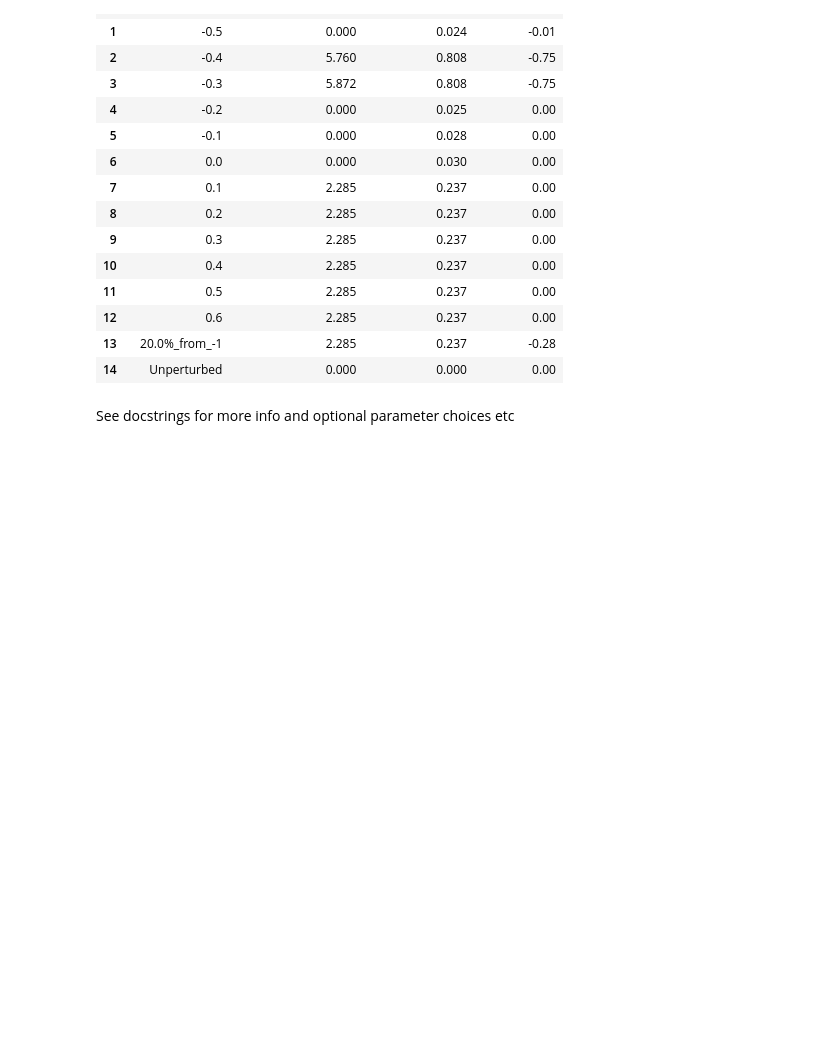
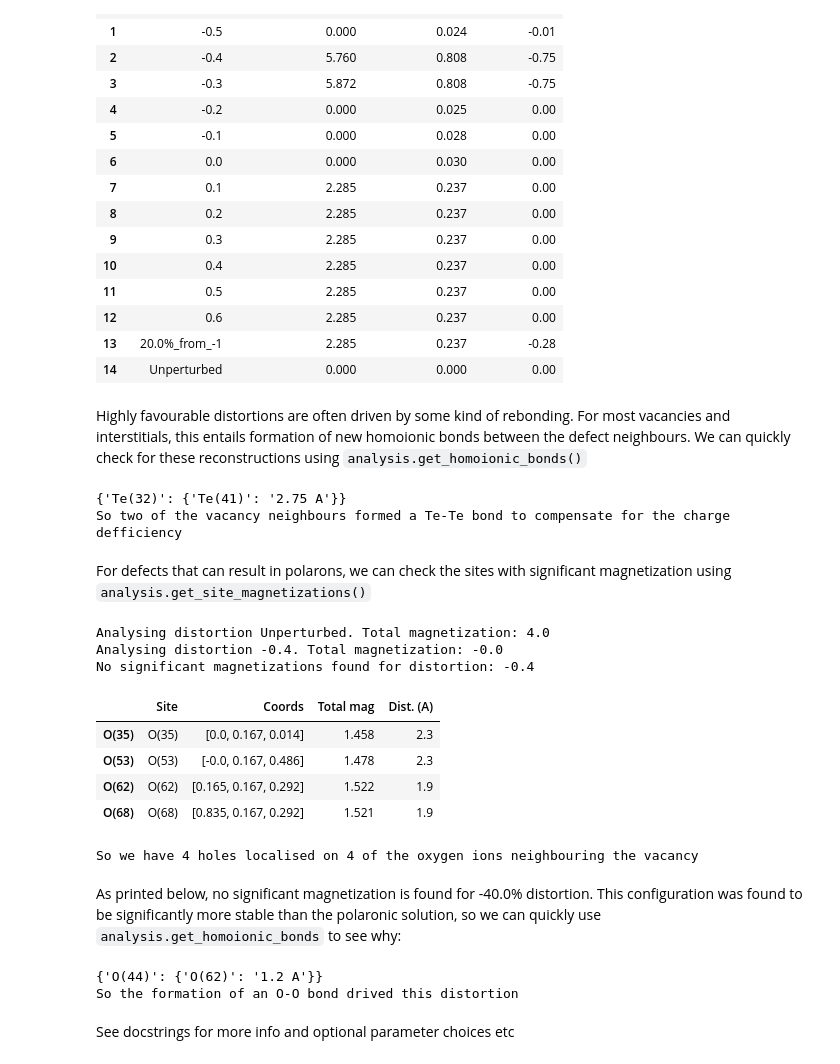
Before and after one commit to SMTG-Bham/ShakeNBreak, a Jupyter notebook: ShakeNBreak_Example_Workflow.ipynb, the cells around one changed output. Drawn from its saved outputs; the diff is of its cells as text; code cells hidden in the pictures; blank space fills up the shorter version.

Commit message:
demonstrate use of `analysis.get_homoionic_bonds()` and `analysis.get_site_magnetizations()` in the example notebook
Former-commit-id: 420fb1edc4b1bf003a704ce1b9106aab04f25706

```diff
--- a/ShakeNBreak_Example_Workflow.ipynb
+++ b/ShakeNBreak_Example_Workflow.ipynb
@@ -406,5 +406,57 @@ Comparing structures to Unperturbed...
 | 12 | 0.6 | 2.285 | 0.237 | 0.00 |
 | 13 | 20.0%_from_-1 | 2.285 | 0.237 | -0.28 |
 | 14 | Unperturbed | 0.000 | 0.000 | 0.00 |
+# %% [markdown]
+Highly favourable distortions are often driven by some kind of rebonding. For most vacancies and interstitials, this entails formation of new homoionic bonds between the defect neighbours.
+We can quickly check for these reconstructions using `analysis.get_homoionic_bonds()`
+# %%
+bonds = analysis.get_homoionic_bonds(
+    structure=vac_1_Cd_0[-0.4], # Structure to analyse
+    element="Te", # we're looking for Te-Te bonds
+    radius=2.8, # maximum bond distance between 2 Te
+    verbose=False, # don't print bond distances
+)
+print(bonds)
+print("So two of the vacancy neighbours formed a Te-Te bond to compensate for the charge defficiency")
+# %% [output]
+{'Te(32)': {'Te(41)': '2.75 A'}}
+So two of the vacancy neighbours formed a Te-Te bond to compensate for the charge defficiency
+# %% [markdown]
+For defects that can result in polarons, we can check the sites with significant magnetization using `analysis.get_site_magnetizations()`
+# %%
+df = analysis.get_site_magnetizations(
+    defect_species="vac_1_Ti_0", # neutral Ti vacancy in anatase TiO2
+    distortions=["Unperturbed", -0.4],
+    defect_site=[0.0, 0.16666666666666669, 0.25],
+    threshold=0.3, # to filter sites with significant magnetization
+    orbital_projections=False, # don't show orbital projections
+)
+
+display(df["Unperturbed"]) # 4 holes localised on 4 of the vacancy neighbours
+print("So we have 4 holes localised on 4 of the oxygen ions neighbouring the vacancy")
+# %% [output]
+Analysing distortion Unperturbed. Total magnetization: 4.0
+Analysing distortion -0.4. Total magnetization: -0.0
+No significant magnetizations found for distortion: -0.4
+|  | Site | Coords | Total mag | Dist. (A) |
+| O(35) | O(35) | [0.0, 0.167, 0.014] | 1.458 | 2.3 |
+| O(53) | O(53) | [-0.0, 0.167, 0.486] | 1.478 | 2.3 |
+| O(62) | O(62) | [0.165, 0.167, 0.292] | 1.522 | 1.9 |
+| O(68) | O(68) | [0.835, 0.167, 0.292] | 1.521 | 1.9 |
+So we have 4 holes localised on 4 of the oxygen ions neighbouring the vacancy
+# %% [markdown]
+As printed below, no significant magnetization is found for -40.0% distortion. This configuration was found to be significantly more stable than the polaronic solution, so we can quickly use `analysis.get_homoionic_bonds` to see why:
+# %%
+bonds = analysis.get_homoionic_bonds(
+    structure = Structure.from_file("./vac_1_Ti_0/Bond_Distortion_-40.0%/CONTCAR"),
+    element="O",
+    radius=2.0,
+    verbose=False,
+)
+print(bonds)
+print("So the formation of an O-O bond drived this distortion")
+# %% [output]
+{'O(44)': {'O(62)': '1.2 A'}}
+So the formation of an O-O bond drived this distortion
 # %% [markdown]
 See docstrings for more info and optional parameter choices etc
```
Also changed, not shown: 4 other files.
